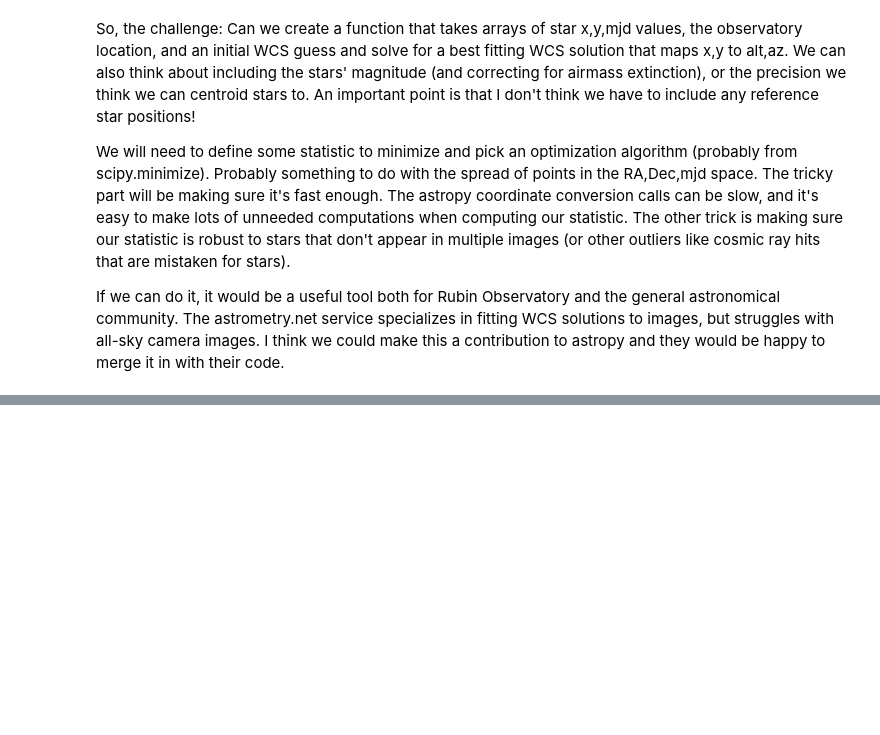
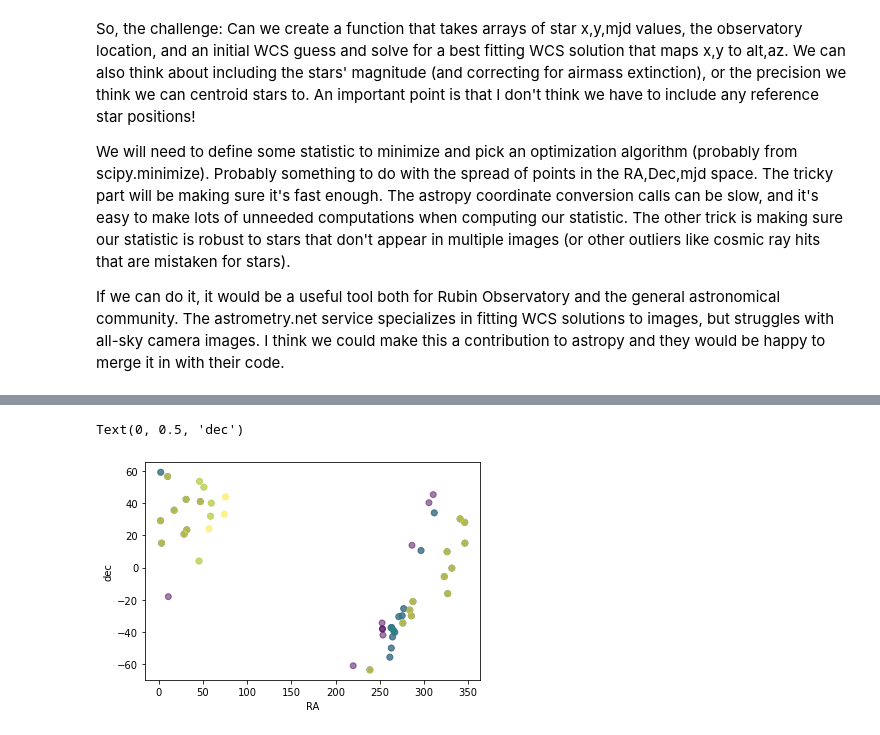
Before and after one commit to yoachim/20_Scratch, a Jupyter notebook: all_sky_example/example_all_sky.ipynb, the cells around one changed output, grey strips where cells are left out. Saved outputs shown, nothing was run; the diff lists cells and outputs as text; code cells hidden in the pictures; blank space fills up the shorter version.

```diff
--- a/all_sky_example/example_all_sky.ipynb
+++ b/all_sky_example/example_all_sky.ipynb
@@ -172,0 +380,8 @@ If we can do it, it would be a useful tool both for Rubin Observatory and the ge
+# %%
+# And here's what the truth is
+plt.scatter(np.concatenate(ras), np.concatenate(decs), c=mjd_arr, alpha=0.5)
+plt.xlabel('RA')
+plt.ylabel('dec')
+# %% [output]
+Text(0, 0.5, 'dec')
+[figure, added]
```
Also changed, not shown: parts of 16 cells of this notebook.
